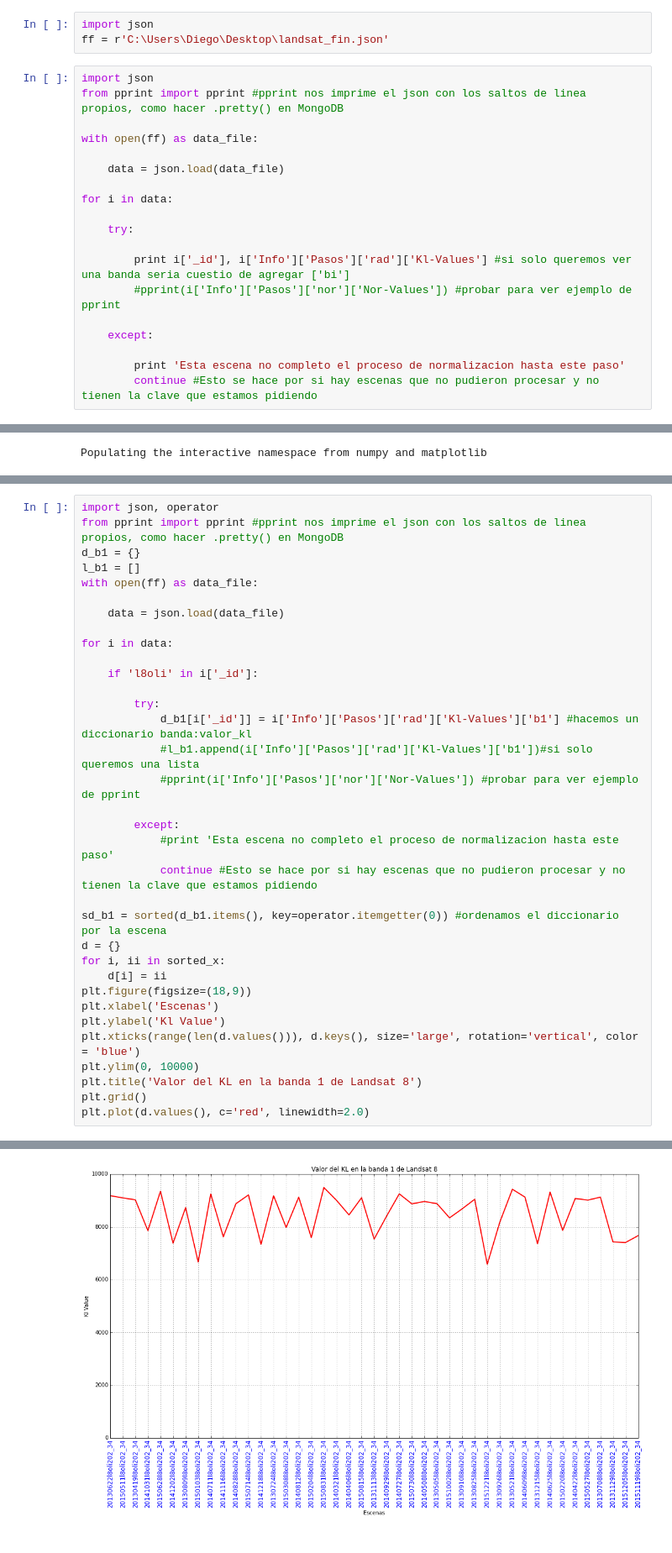
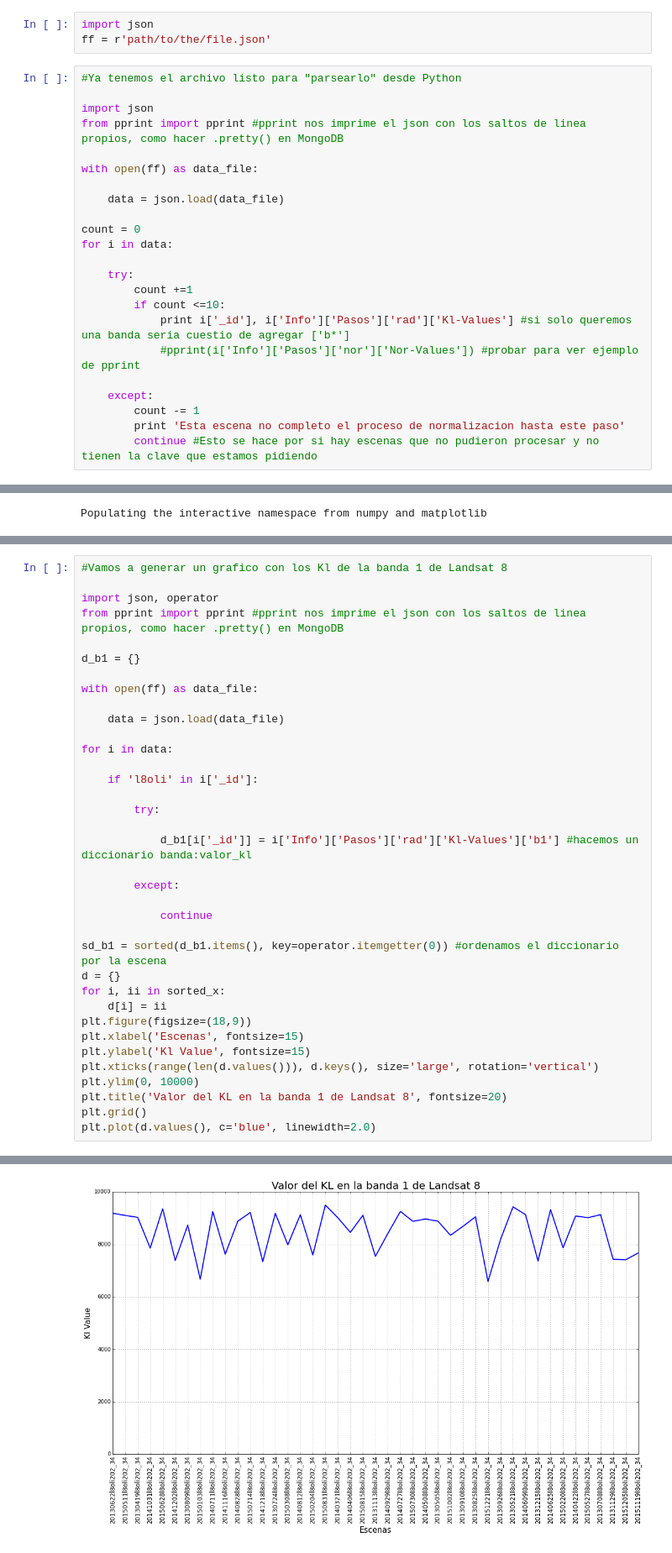
Before and after one commit to LAST-EBD/Protocolo, a Jupyter notebook: Lectura_MongoDB.ipynb, the cells around one changed output, grey strips where cells are left out. Shown: that part at 84% size. Cells and saved outputs as stored; diff of their text form.

```diff
--- a/Lectura_MongoDB.ipynb
+++ b/Lectura_MongoDB.ipynb
@@ -30,8 +32,10 @@ for i in h:
 l8.close()
 # %%
 import json
-ff = r'C:\Users\Diego\Desktop\landsat_fin.json'
+ff = r'path/to/the/file.json'
 # %%
+#Ya tenemos el archivo listo para "parsearlo" desde Python
+
 import json
 from pprint import pprint #pprint nos imprime el json con los saltos de linea propios, como hacer .pretty() en MongoDB
 
@@ -39,15 +43,17 @@ with open(ff) as data_file:
 
     data = json.load(data_file)
 
+count = 0
 for i in data:
 
     try:
-
-        print i['_id'], i['Info']['Pasos']['rad']['Kl-Values'] #si solo queremos ver una banda seria cuestio de agregar ['bi']
-        #pprint(i['Info']['Pasos']['nor']['Nor-Values']) #probar para ver ejemplo de pprint
+        count +=1
+        if count <=10:
+            print i['_id'], i['Info']['Pasos']['rad']['Kl-Values'] #si solo queremos una banda seria cuestio de agregar ['b*']
+            #pprint(i['Info']['Pasos']['nor']['Nor-Values']) #probar para ver ejemplo de pprint
 
     except:
-
+        count -= 1
         print 'Esta escena no completo el proceso de normalizacion hasta este paso'
         continue #Esto se hace por si hay escenas que no pudieron procesar y no tienen la clave que estamos pidiendo
 # %% [output]
@@ -78,39 +79,41 @@ Populating the interactive namespace from numpy and matplotlib
 # %%
+#Vamos a generar un grafico con los Kl de la banda 1 de Landsat 8
+
 import json, operator
 from pprint import pprint #pprint nos imprime el json con los saltos de linea propios, como hacer .pretty() en MongoDB
+
 d_b1 = {}
-l_b1 = []
+
 with open(ff) as data_file:
 
     data = json.load(data_file)
 
 for i in data:
 
     if 'l8oli' in i['_id']:
 
         try:
+
             d_b1[i['_id']] = i['Info']['Pasos']['rad']['Kl-Values']['b1'] #hacemos un diccionario banda:valor_kl
-            #l_b1.append(i['Info']['Pasos']['rad']['Kl-Values']['b1'])#si solo queremos una lista
-            #pprint(i['Info']['Pasos']['nor']['Nor-Values']) #probar para ver ejemplo de pprint
 
         except:
-            #print 'Esta escena no completo el proceso de normalizacion hasta este paso'
-            continue #Esto se hace por si hay escenas que no pudieron procesar y no tienen la clave que estamos pidiendo
+
+            continue
 
 sd_b1 = sorted(d_b1.items(), key=operator.itemgetter(0)) #ordenamos el diccionario por la escena
 d = {}
 for i, ii in sorted_x:
     d[i] = ii
 plt.figure(figsize=(18,9))
-plt.xlabel('Escenas')
-plt.ylabel('Kl Value')
-plt.xticks(range(len(d.values())), d.keys(), size='large', rotation='vertical', color = 'blue')
+plt.xlabel('Escenas', fontsize=15)
+plt.ylabel('Kl Value', fontsize=15)
+plt.xticks(range(len(d.values())), d.keys(), size='large', rotation='vertical')
 plt.ylim(0, 10000)
-plt.title('Valor del KL en la banda 1 de Landsat 8')
+plt.title('Valor del KL en la banda 1 de Landsat 8', fontsize=20)
 plt.grid()
-plt.plot(d.values(), c='red', linewidth=2.0)
+plt.plot(d.values(), c='blue', linewidth=2.0)
 # %% [output]
 [<matplotlib.lines.Line2D at 0x...>]
-[figure, old version]
+[figure, new version]
 # %% [markdown]
 #  <font color='red'>Coming Soon: From MongoDB to SQLite (Tablas y SQL!)</font>
```
Also changed, not shown: parts of 6 cells of this notebook.
